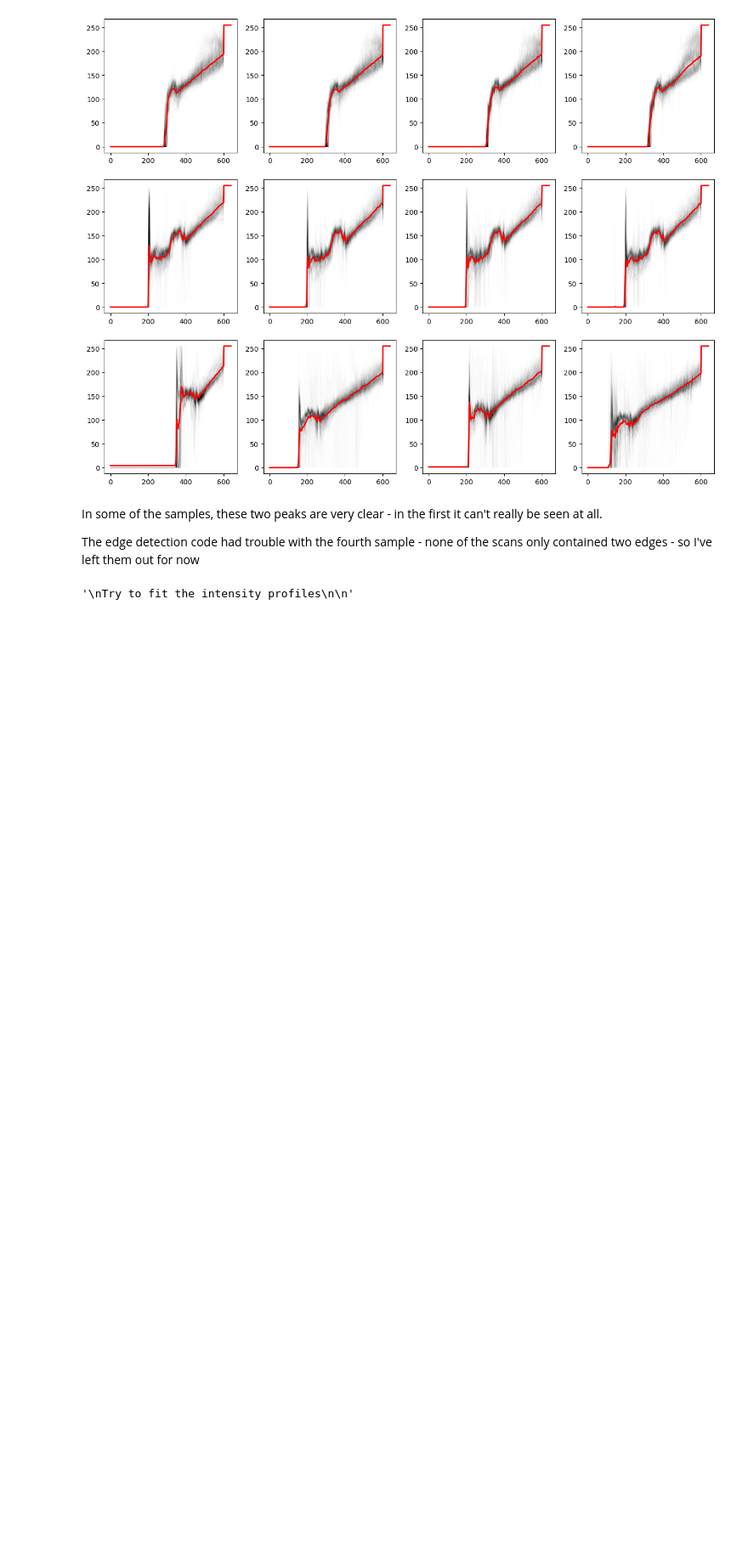
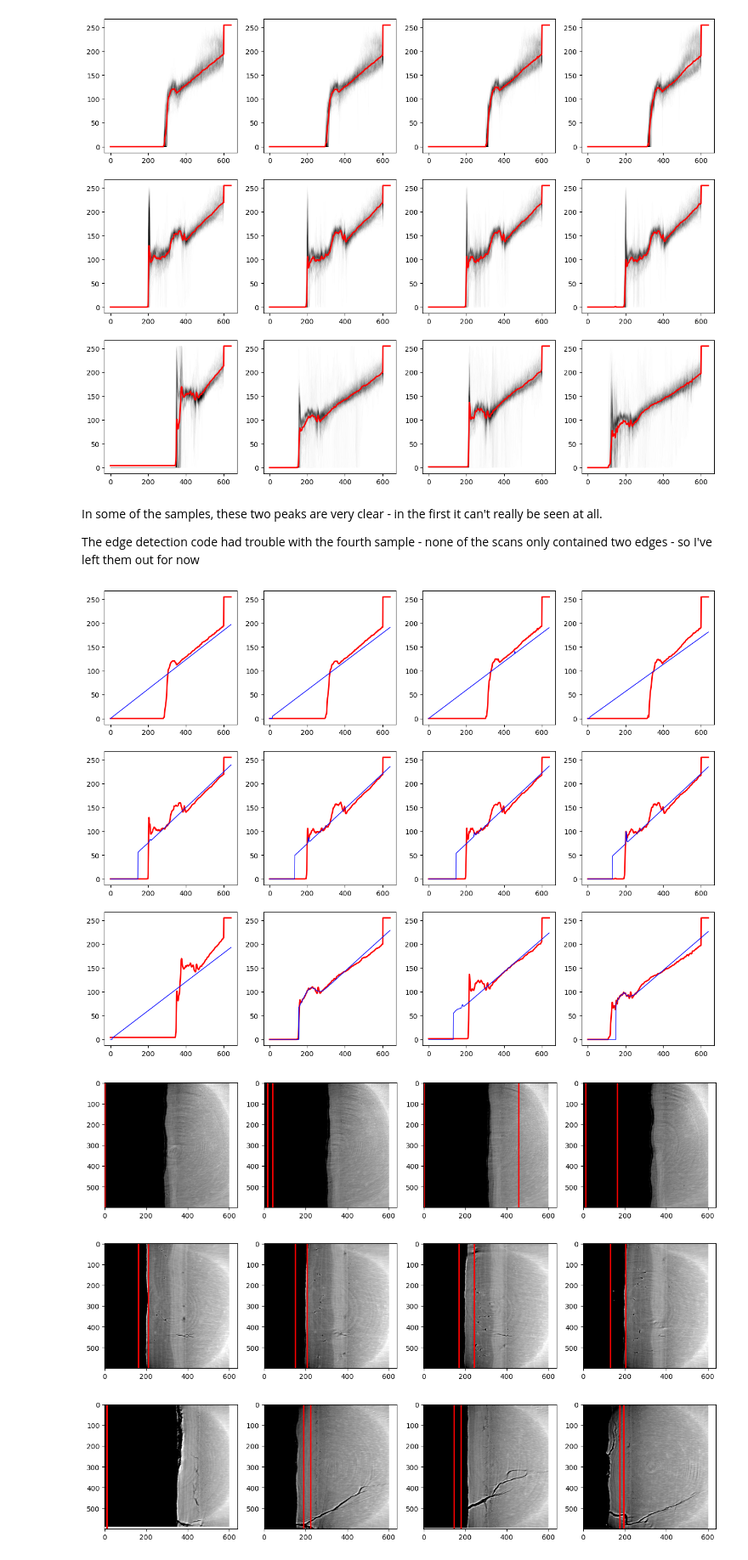
Before and after one commit to JGIBristol/cementum_imaging, a Jupyter notebook: check_greyscale_function.ipynb, the cells around one changed output. Shown at 85% size. Drawn from its saved outputs; the diff is of its cells as text; code cells hidden in the pictures; blank space fills up the shorter version.

```diff
--- a/check_greyscale_function.ipynb
+++ b/check_greyscale_function.ipynb
@@ -103,10 +113,38 @@ for axis, img in zip(axes.flat, straight_images):
 In some of the samples, these two peaks are very clear - in the first it can't really be seen at all.
 
 The edge detection code had trouble with the fourth sample - none of the scans only contained two edges - so I've left them out for now
-# %%
-"""
-Try to fit the intensity profiles
-
-"""
-# %% [output]
-'\nTry to fit the intensity profiles\n\n'
+# %%
+"""
+Try to fit the intensity profiles - first fit without the extra peak
+
+"""
+from cementum import fit_cementum
+
+fit_fig, fit_axes = plt.subplots(n_teeth, n_slices, figsize=(4 * n_slices, 4 * n_teeth))
+image_fig, image_axes = plt.subplots(
+    n_teeth, n_slices, figsize=(4 * n_slices, 4 * n_teeth)
+)
+
+initial_guesses = [None] * 12
+
+for image, fit_axis, image_axis, initial_guess in tqdm(
+    zip(straight_images, fit_axes.flat, image_axes.flat, initial_guesses),
+    total=len(straight_images),
+):
+    (start, end), params = fit_cementum.find_cementum_edges(
+        image, initial_guess, return_params=True
+    )
+
+    x = np.arange(image.shape[1])
+    fit_axis.plot(np.mean(image, axis=0), color="r", linewidth=2)
+    fit_axis.plot(x, fit_cementum.fit_fcn(x, *params), color="b", linewidth=1)
+
+    image_axis.imshow(image, cmap="gray")
+    image_axis.axvline(start, color="r", linewidth=2)
+    image_axis.axvline(end, color="r", linewidth=2)
+
+fit_fig.savefig(f"{imgdir}/fits.png", bbox_inches="tight")
+image_fig.savefig(f"{imgdir}/boundaries.png", bbox_inches="tight")
+# %% [output]
+[figure, added]
+[figure, added]
```
Also changed, not shown: parts of 3 cells of this notebook, 2 other files.
